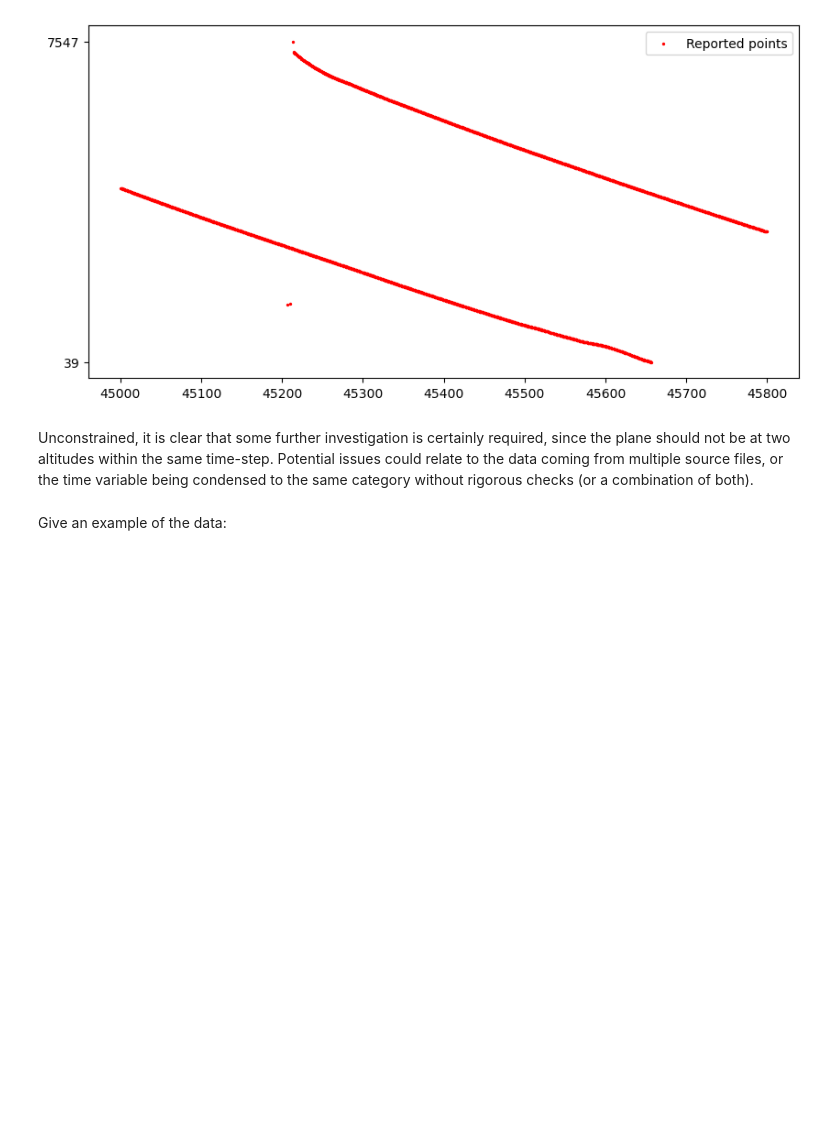
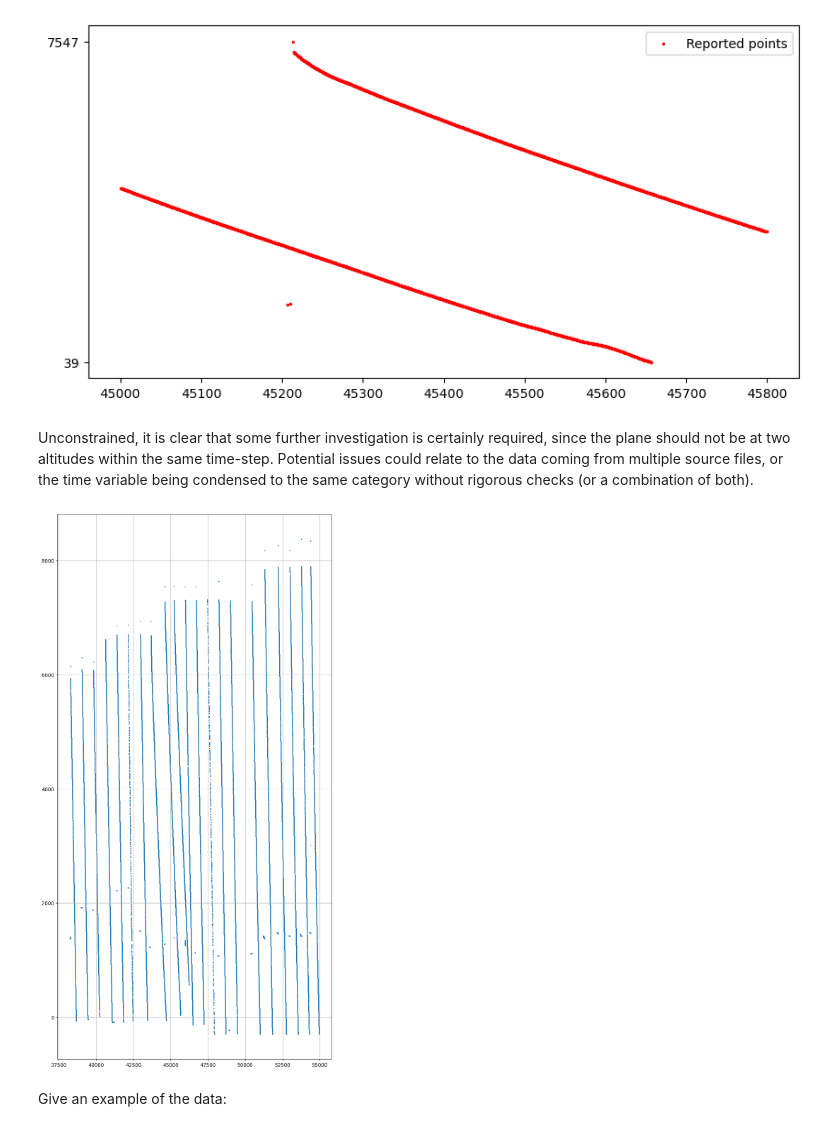
Before and after one commit to informatics-lab/spaceapps-2022-mo-bootcamp, a Jupyter notebook: Session_3_Met_Office_Data/03_aircraft_data.ipynb, the cells around one changed output. Drawn from its saved outputs; the diff is of its cells as text; code cells hidden in the pictures; blank space fills up the shorter version.

```diff
--- a/Session_3_Met_Office_Data/03_aircraft_data.ipynb
+++ b/Session_3_Met_Office_Data/03_aircraft_data.ipynb
@@ -793,6 +794,13 @@ plt.show()
 [figure]
 # %% [markdown]
 Unconstrained, it is clear that some further investigation is certainly required, since the plane should not be at two altitudes within the same time-step. Potential issues could relate to the data coming from multiple source files, or the time variable being condensed to the same category without rigorous checks (or a combination of both).
+# %%
+fig, ax = plt.subplots(figsize=(10, 20)) # make the figure long to disambiguate individual points
+ax.scatter(plane_pos["ElapsedUTsfrom0hrson20000830"], plane_pos["Geopotential altitude(m)"], s=1)
+plt.grid()
+plt.show()
+# %% [output]
+[figure, added]
 # %% [markdown]
 Give an example of the data:
 # %%
```
Also changed, not shown: parts of 8 cells of this notebook.
